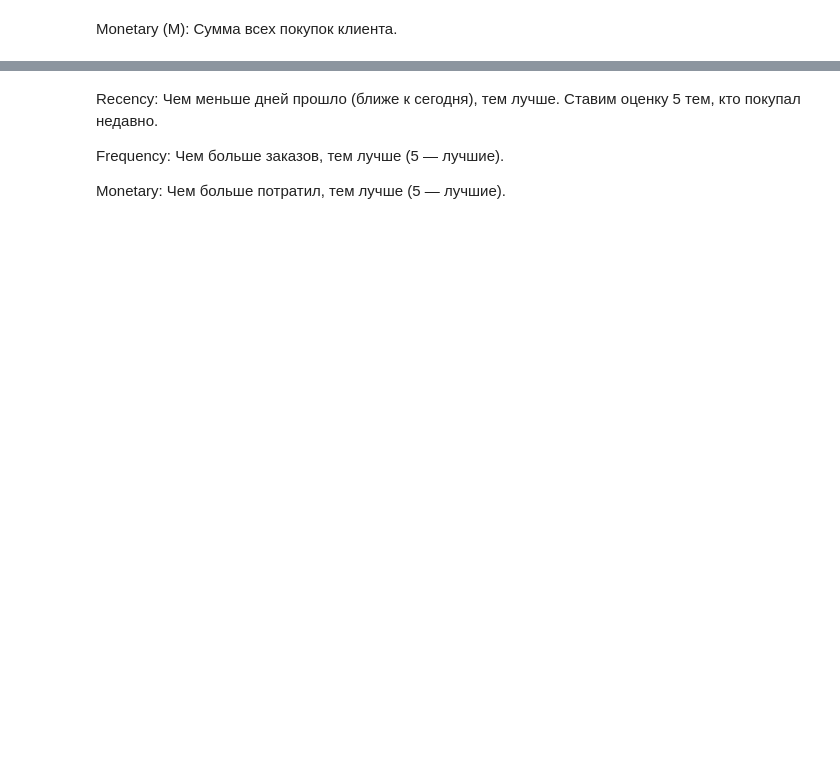
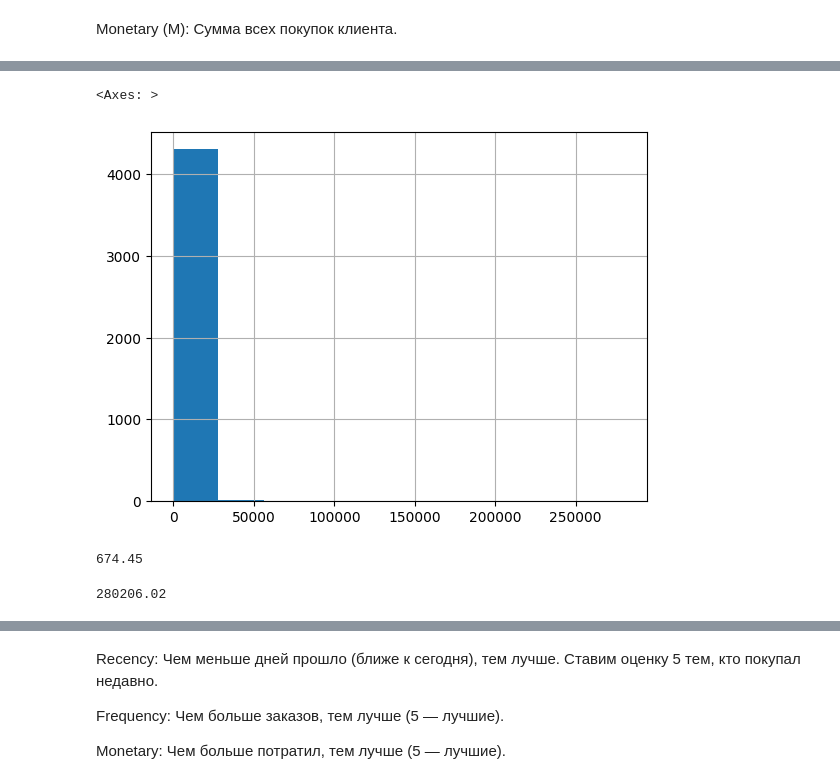
Before and after one commit to viktory-41/rosnich_kompany_velikobrit, a Jupyter notebook: onl_rozn_velicobr.ipynb, the cells around one changed output, grey strips where cells are left out. Drawn from its saved outputs; the diff is of its cells as text; code cells hidden in the pictures; blank space fills up the shorter version.

```diff
--- a/onl_rozn_velicobr.ipynb
+++ b/onl_rozn_velicobr.ipynb
@@ -186,0 +263,13 @@ rfm_df.head()
+# %%
+rfm_df['Monetary'].hist()
+# %% [output]
+<Axes: >
+[figure, added]
+# %%
+rfm_df['Monetary'].median()
+# %% [output]
+674.45
+# %%
+rfm_df['Monetary'].max()
+# %% [output]
+280206.02
```
Also changed, not shown: parts of 35 cells of this notebook.
